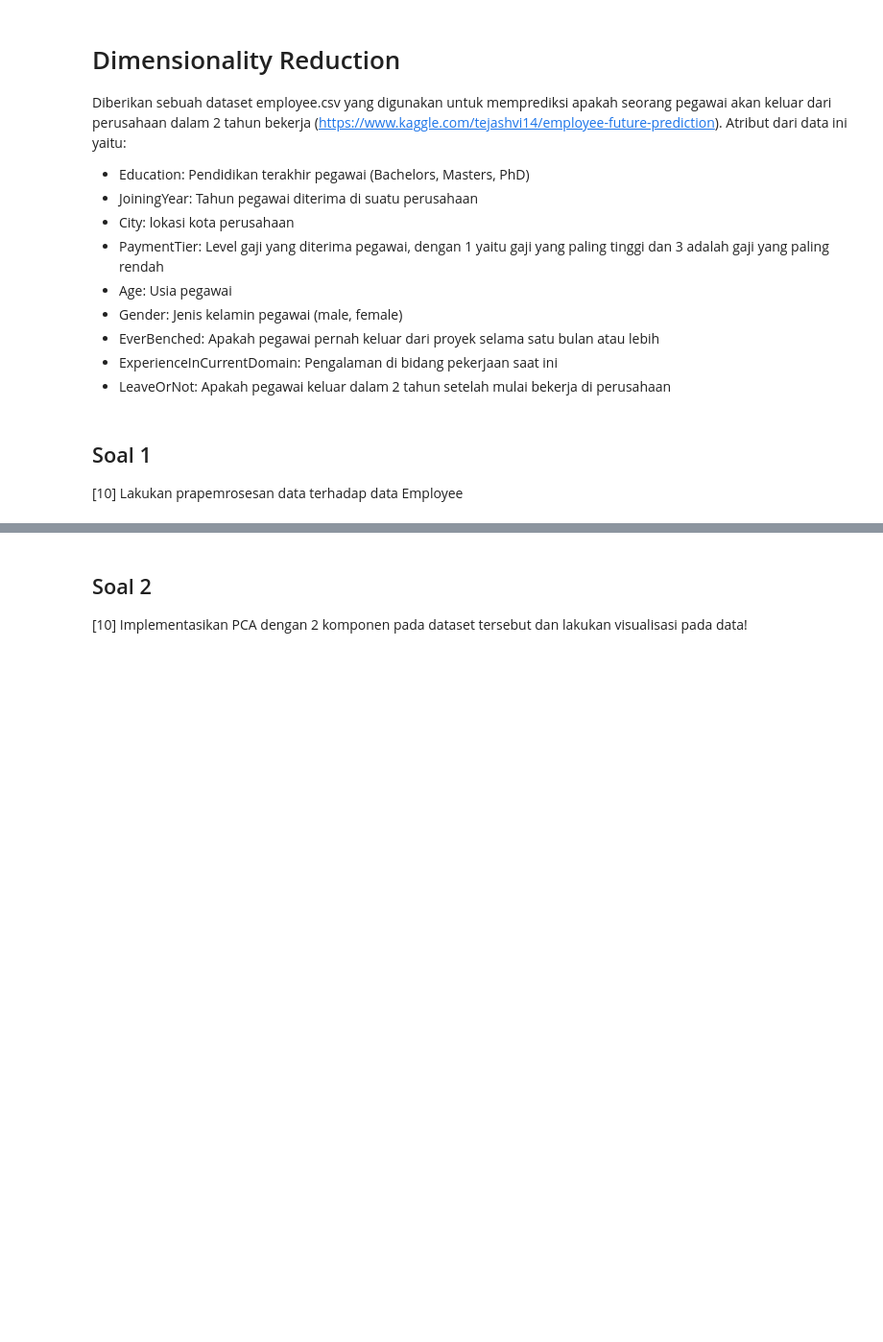
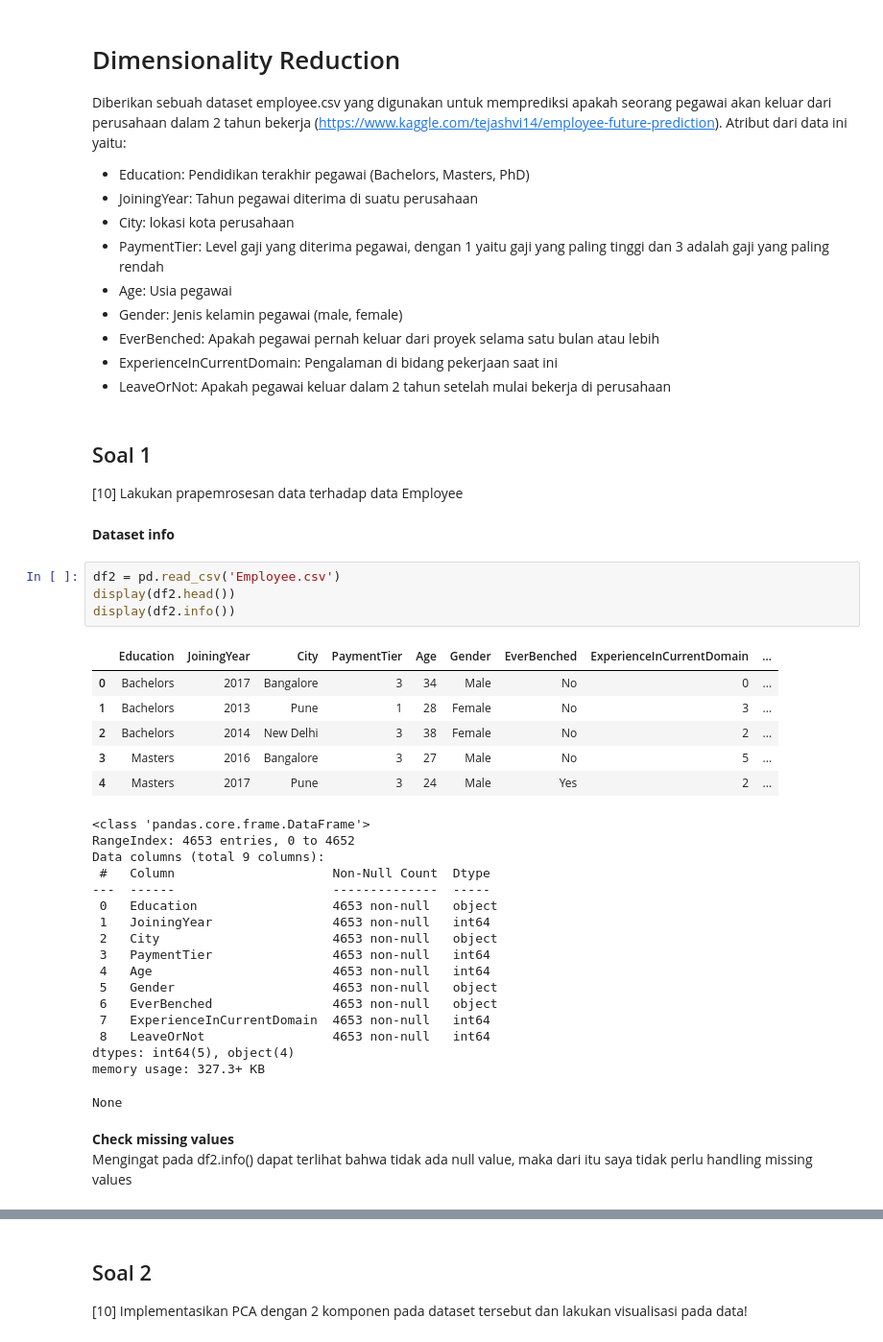
Before and after one commit to faisaladisoe/kasdd-tugas, a Jupyter notebook: Tugas 1/Tugas 1.ipynb, the cells around one changed output, grey strips where cells are left out. Shown at 96% size. Drawn from its saved outputs; the diff is of its cells as text; blank space fills up the shorter version.

```diff
--- a/Tugas 1/Tugas 1.ipynb
+++ b/Tugas 1/Tugas 1.ipynb
@@ -457,3 +460,36 @@ Diberikan sebuah dataset employee.csv yang digunakan untuk memprediksi apakah se
 # %% [markdown]
 ## Soal 1
 [10] Lakukan prapemrosesan data terhadap data Employee
+# %% [markdown]
+**Dataset info**
+# %%
+df2 = pd.read_csv('Employee.csv')
+display(df2.head())
+display(df2.info())
+# %% [output]
+|  | Education | JoiningYear | City | PaymentTier | Age | Gender | EverBenched | ExperienceInCurrentDomain | ... |
+| 0 | Bachelors | 2017 | Bangalore | 3 | 34 | Male | No | 0 | ... |
+| 1 | Bachelors | 2013 | Pune | 1 | 28 | Female | No | 3 | ... |
+| 2 | Bachelors | 2014 | New Delhi | 3 | 38 | Female | No | 2 | ... |
+| 3 | Masters | 2016 | Bangalore | 3 | 27 | Male | No | 5 | ... |
+| 4 | Masters | 2017 | Pune | 3 | 24 | Male | Yes | 2 | ... |
+<class 'pandas.core.frame.DataFrame'>
+RangeIndex: 4653 entries, 0 to 4652
+Data columns (total 9 columns):
+ #   Column                     Non-Null Count  Dtype
+---  ------                     --------------  -----
+ 0   Education                  4653 non-null   object
+ 1   JoiningYear                4653 non-null   int64
+ 2   City                       4653 non-null   object
+ 3   PaymentTier                4653 non-null   int64
+ 4   Age                        4653 non-null   int64
+ 5   Gender                     4653 non-null   object
+ 6   EverBenched                4653 non-null   object
+ 7   ExperienceInCurrentDomain  4653 non-null   int64
+ 8   LeaveOrNot                 4653 non-null   int64
+dtypes: int64(5), object(4)
+memory usage: 327.3+ KB
+None
+# %% [markdown]
+**Check missing values**\
+Mengingat pada df2.info() dapat terlihat bahwa tidak ada null value, maka dari itu saya tidak perlu handling missing values
```
Also changed, not shown: parts of 23 cells of this notebook.
